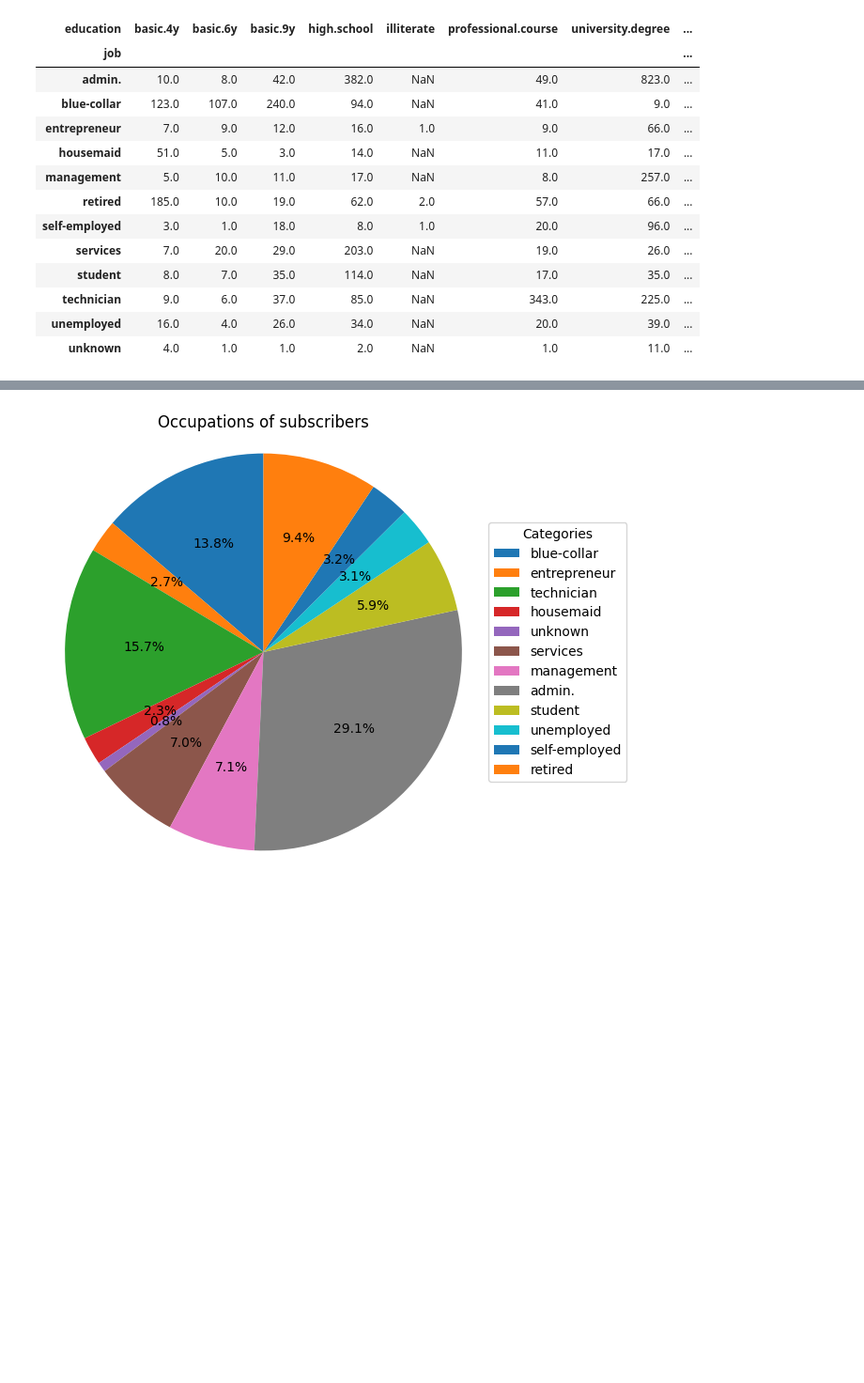
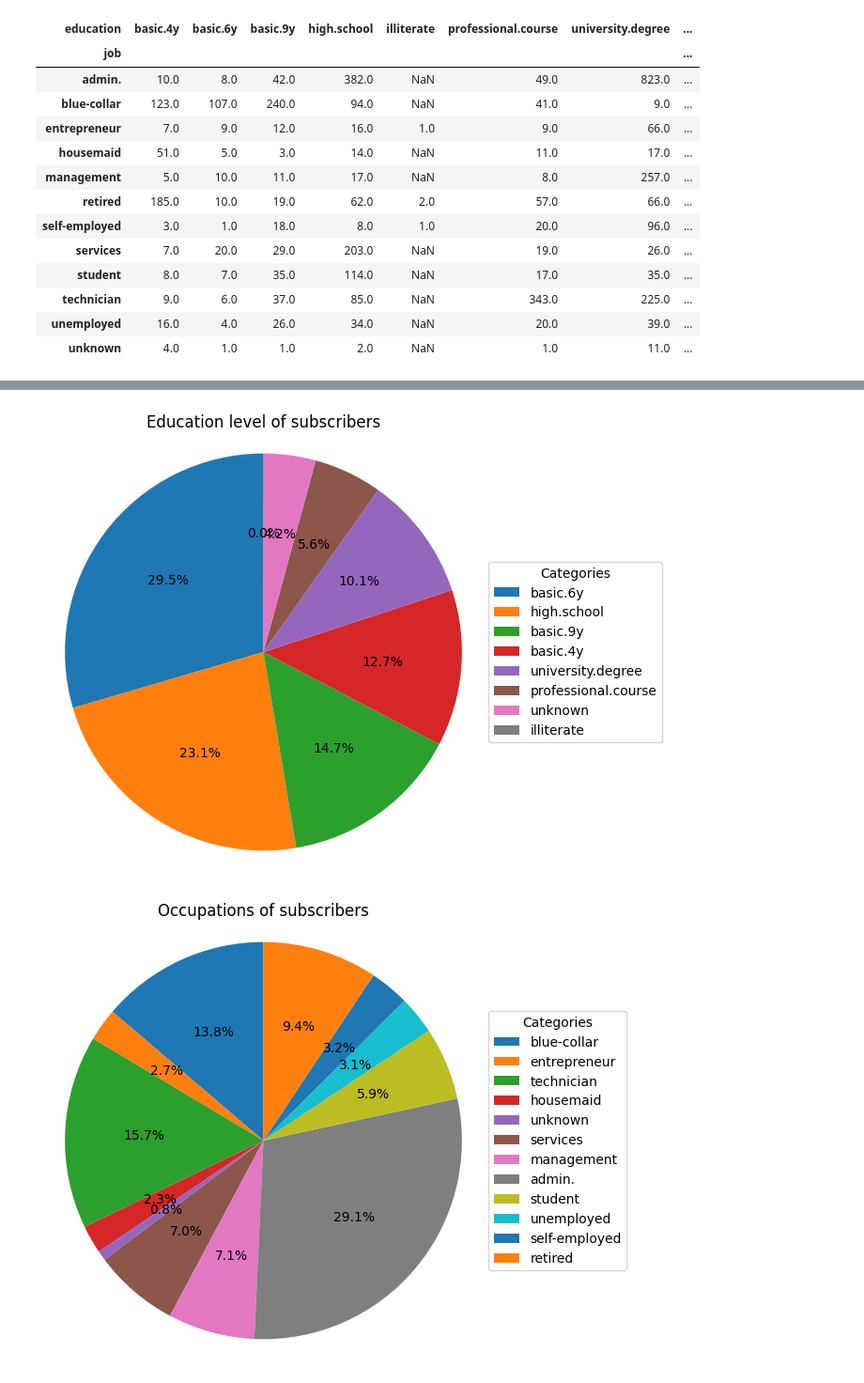
Before and after one commit to srimos/DI_Bootcamp, a Jupyter notebook: Week11/hackathon.ipynb, the cells around one changed output, grey strips where cells are left out. Shown at 94% size. Drawn from its saved outputs; the diff is of its cells as text; code cells hidden in the pictures; blank space fills up the shorter version.

```diff
--- a/Week11/hackathon.ipynb
+++ b/Week11/hackathon.ipynb
@@ -351,3 +375,18 @@ df_y_job
+# %%
+education_count=Counter(df['education'])
+education_count
+education_label = list(education_count.keys())
+education_size = list(education_count.values())
+sorted_data = sorted(zip(education_size, education_y_label), reverse=True)
+education_size, education_label = zip(*sorted_data)
+plt.figure(figsize=(6,6))
+wedges, texts, autotexts = plt.pie(education_size, autopct='%1.1f%%', startangle=90)
+plt.legend(wedges, labels=education_label, title="Categories", loc="center left", bbox_to_anchor=(1, 0, 0.5, 1))
+plt.title('Education level of subscribers')
+plt.axis('equal')
+plt.show()
+# %% [output]
+[figure, added]
 # %%
 job_y_count=Counter(df_y['job'])
 job_y_count
```
Also changed, not shown: parts of 4 cells of this notebook.
